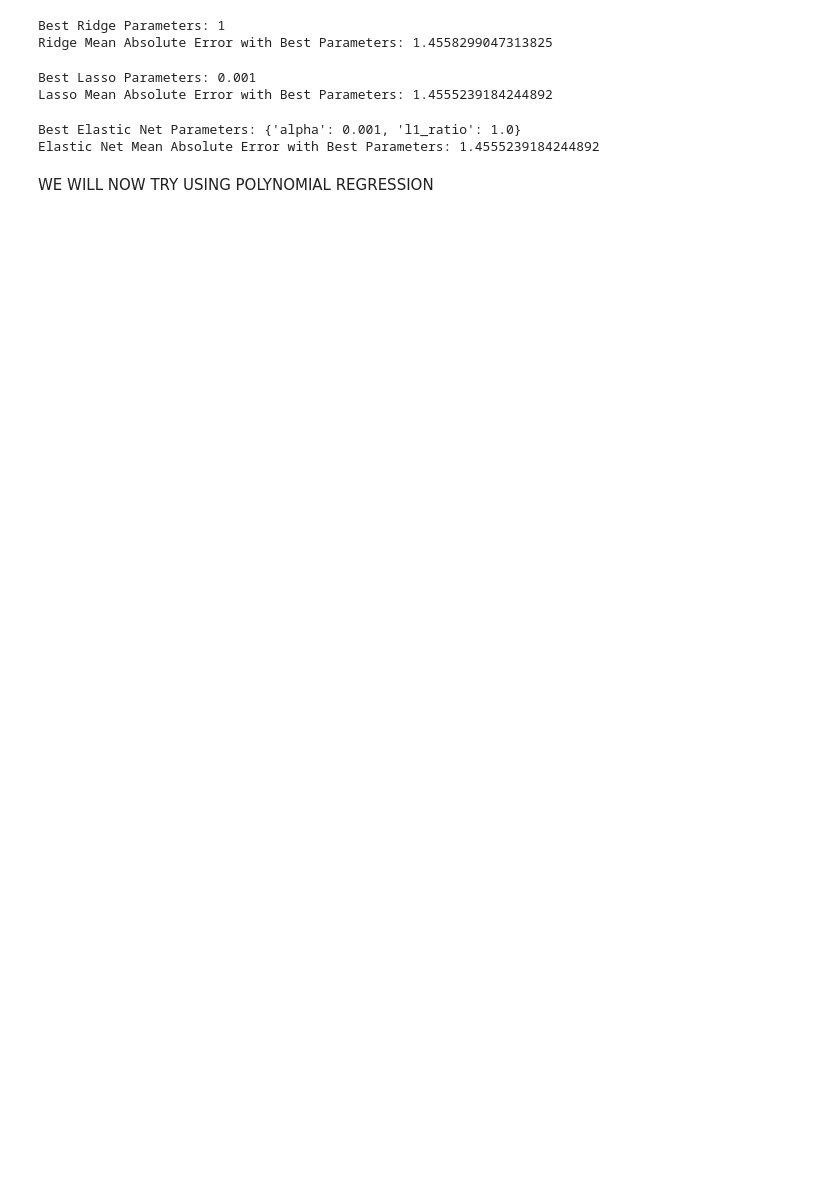
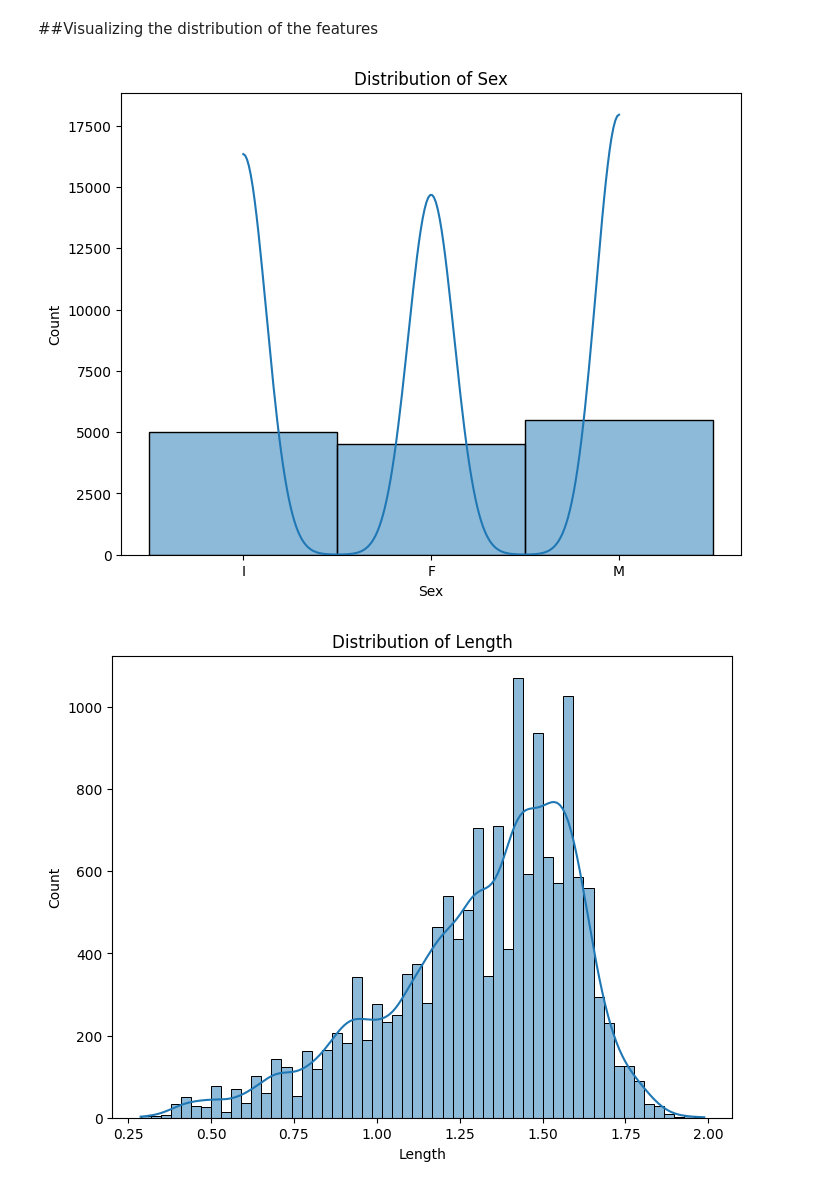
Before and after one commit to aliiamrr/Crab-Age-Prediction-ML, a Jupyter notebook: ML_Proj_1(Crab_Data_Set).ipynb, the cells around one changed output. Cells and saved outputs as stored; diff of their text form; code cells hidden in the pictures; blank space fills up the shorter version.

```diff
--- a/ML_Proj_1(Crab_Data_Set).ipynb
+++ b/ML_Proj_1(Crab_Data_Set).ipynb
@@ -63,3 +82,0 @@ print(f"Missing values:\n{missing_values}")
-# %%
-#CONVERT SEX TO A NUMERICAL FEAUTURE USING ONE HOT ENCODING
-df = pd.get_dummies(df, columns=['Sex'], drop_first=True)
@@ -139,5 +82,0 @@ def engineer_features(df):
-# %%
-#STANDARDIZING NUMERICAL FEATURES
-scaler = StandardScaler()
-numerical_features = df.drop(columns=['id','Age']).select_dtypes(include=['float64', 'int64']).columns.tolist()
-df[numerical_features] = scaler.fit_transform(df[numerical_features])
@@ -187,54 +83,13 @@ X_train, X_val, y_train, y_val = train_test_split(X, y, test_size=0.2, random_st
-# %%
-#RIDGE
-
-ridge_param_grid = {'alpha': [0.001, 0.01, 0.1, 1, 10, 100, 1000]}
-ridge_grid = GridSearchCV(Ridge(), ridge_param_grid, cv=5, scoring='neg_mean_absolute_error', n_jobs=-1)
-ridge_grid.fit(X_train, y_train)
-
-best_ridge_alpha = ridge_grid.best_params_['alpha']
-print("Best Ridge Parameters:",best_ridge_alpha)
-
-# PREDICTING WITH THE BEST MODEL
-y_pred_ridge_best = ridge_grid.best_estimator_.predict(X_val)
-mae_ridge_best = mean_absolute_error(y_val, y_pred_ridge_best)
-print("Ridge Mean Absolute Error with Best Parameters:", mae_ridge_best)
-# %% [output]
-Best Ridge Parameters: 1
-Ridge Mean Absolute Error with Best Parameters: 1.4558299047313825
-# %%
-#LASSO
-lasso_param_grid = {'alpha': [0.001, 0.01, 0.1, 1, 10, 100]}
-lasso_grid = GridSearchCV(Lasso(), lasso_param_grid, cv=5, scoring='neg_mean_absolute_error', n_jobs=-1)
-lasso_grid.fit(X_train, y_train)
-
-best_lasso_alpha = lasso_grid.best_params_['alpha']
-print("Best Lasso Parameters:",best_lasso_alpha)
-
-# PREDICTING WITH THE BEST MODEL
-y_pred_lasso_best = lasso_grid.best_estimator_.predict(X_val)
-mae_lasso_best = mean_absolute_error(y_val, y_pred_lasso_best)
-print("Lasso Mean Absolute Error with Best Parameters:", mae_lasso_best)
-# %% [output]
-Best Lasso Parameters: 0.001
-Lasso Mean Absolute Error with Best Parameters: 1.4555239184244892
-# %%
-#ELASTIC NET
-elastic_net_param_grid = {'alpha': [0.001, 0.01, 0.1, 1, 10, 100],
-                           'l1_ratio': [0.1, 0.5, 0.9, 1.0]}
-elastic_net_grid = GridSearchCV(ElasticNet(), elastic_net_param_grid, cv=5, scoring='neg_mean_absolute_error', n_jobs=-1)
-elastic_net_grid.fit(X_train, y_train)
-
-best_elastic_net_alpha = elastic_net_grid.best_params_['alpha']
-best_elastic_net_l1_ratio = elastic_net_grid.best_params_['l1_ratio']
-
-print("Best Elastic Net Parameters:", elastic_net_grid.best_params_)
-
-# PREDICTING WITH THE BEST MODEL
-y_pred_en_best = elastic_net_grid.best_estimator_.predict(X_val)
-mae_en_best = mean_absolute_error(y_val, y_pred_en_best)
-print("Elastic Net Mean Absolute Error with Best Parameters:", mae_en_best)
-# %% [output]
-Best Elastic Net Parameters: {'alpha': 0.001, 'l1_ratio': 1.0}
-Elastic Net Mean Absolute Error with Best Parameters: 1.4555239184244892
-# %% [markdown]
-WE WILL NOW TRY USING POLYNOMIAL REGRESSION
+# %% [markdown]
+##Visualizing the distribution of the features
+# %%
+#HISTOGRAM
+for column in df.columns:
+  if column != 'id':
+    plt.figure(figsize=(8, 6))
+    sns.histplot(df[column], kde=True)
+    plt.title(f'Distribution of {column}')
+    plt.xlabel(column)
+# %% [output]
+[figure, added]
+[figure, added]
```
Also changed, not shown: parts of 76 cells of this notebook.
